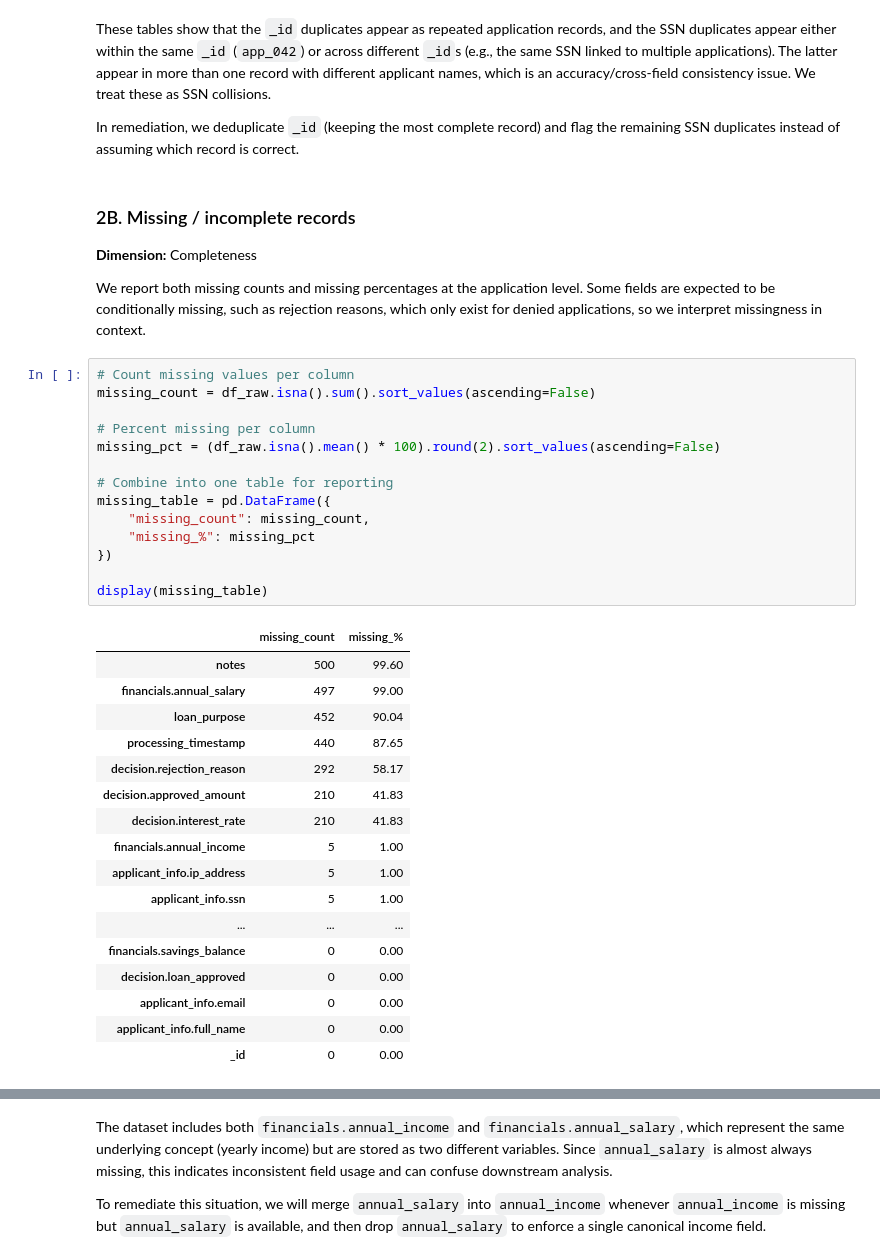
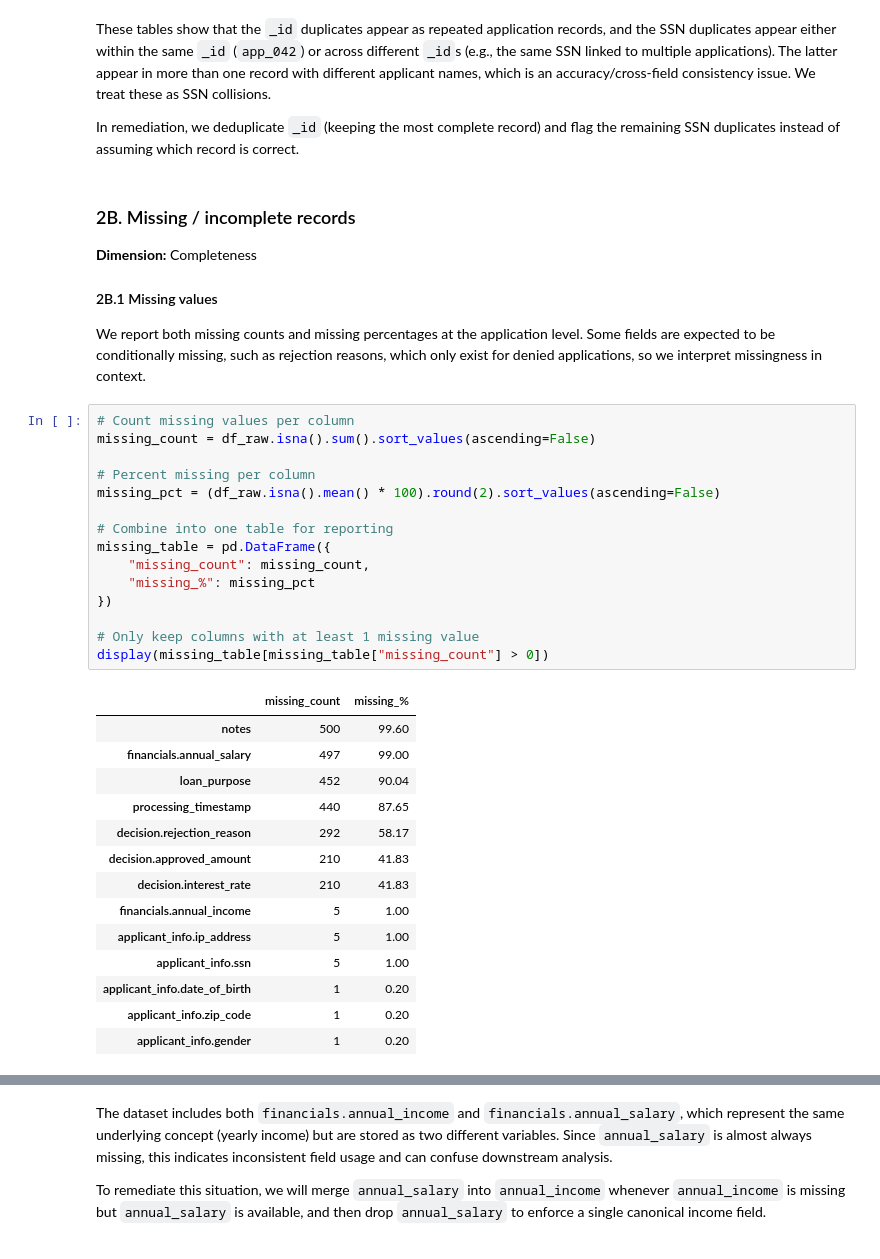
Before and after one commit to catarinapalma01/dego-project-team3, a Jupyter notebook: notebooks/01-data-quality.ipynb, the cells around one changed output, grey strips where cells are left out. Drawn from its saved outputs; the diff is of its cells as text.

```diff
--- a/notebooks/01-data-quality.ipynb
+++ b/notebooks/01-data-quality.ipynb
@@ -270,37 +270,37 @@ In remediation, we deduplicate `_id` (keeping the most complete record) and flag
 
 **Dimension:** Completeness
 
+#### 2B.1 Missing values
+
 We report both missing counts and missing percentages at the application level. Some fields are expected to be conditionally missing, such as rejection reasons, which only exist for denied applications, so we interpret missingness in context.
 # %%
 # Count missing values per column
 missing_count = df_raw.isna().sum().sort_values(ascending=False)
 
 # Percent missing per column
 missing_pct = (df_raw.isna().mean() * 100).round(2).sort_values(ascending=False)
 
 # Combine into one table for reporting
 missing_table = pd.DataFrame({
     "missing_count": missing_count,
     "missing_%": missing_pct
 })
 
-display(missing_table)
+# Only keep columns with at least 1 missing value
+display(missing_table[missing_table["missing_count"] > 0])
 # %% [output]
 |  | missing_count | missing_% |
 | notes | 500 | 99.60 |
 | financials.annual_salary | 497 | 99.00 |
 | loan_purpose | 452 | 90.04 |
 | processing_timestamp | 440 | 87.65 |
 | decision.rejection_reason | 292 | 58.17 |
 | decision.approved_amount | 210 | 41.83 |
 | decision.interest_rate | 210 | 41.83 |
 | financials.annual_income | 5 | 1.00 |
 | applicant_info.ip_address | 5 | 1.00 |
 | applicant_info.ssn | 5 | 1.00 |
-| ... | ... | ... |
-| financials.savings_balance | 0 | 0.00 |
-| decision.loan_approved | 0 | 0.00 |
-| applicant_info.email | 0 | 0.00 |
-| applicant_info.full_name | 0 | 0.00 |
-| _id | 0 | 0.00 |
+| applicant_info.date_of_birth | 1 | 0.20 |
+| applicant_info.zip_code | 1 | 0.20 |
+| applicant_info.gender | 1 | 0.20 |
 # %% [markdown]
```
Also changed, not shown: parts of 16 cells of this notebook, 1 other file.
